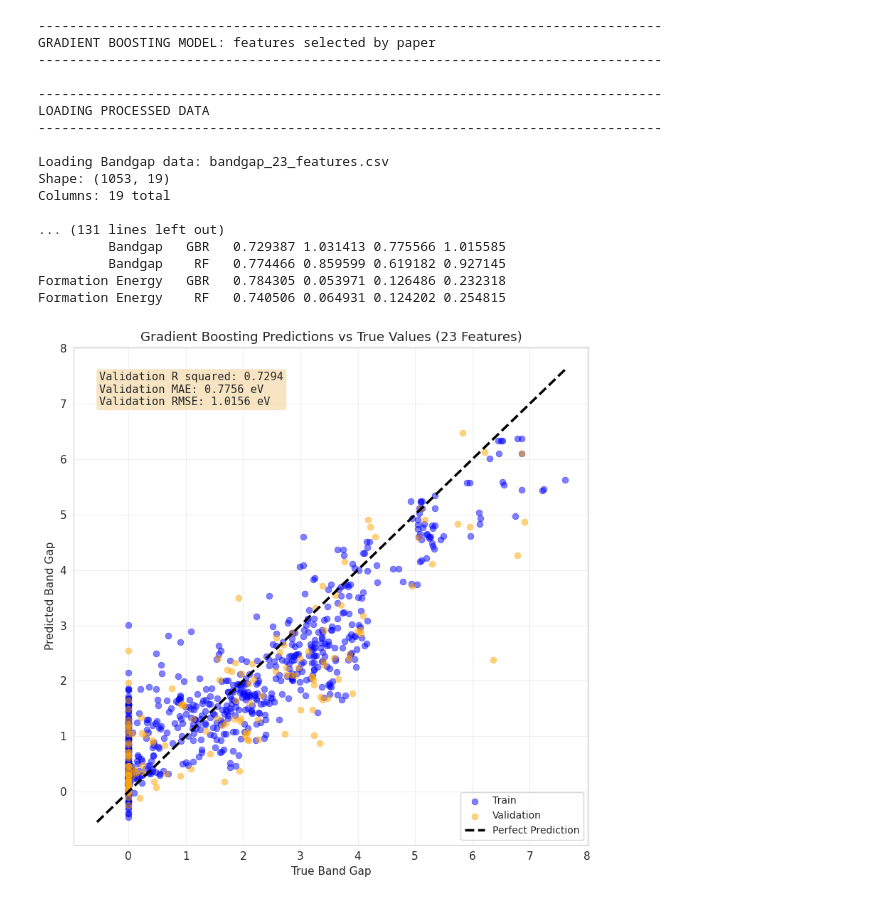
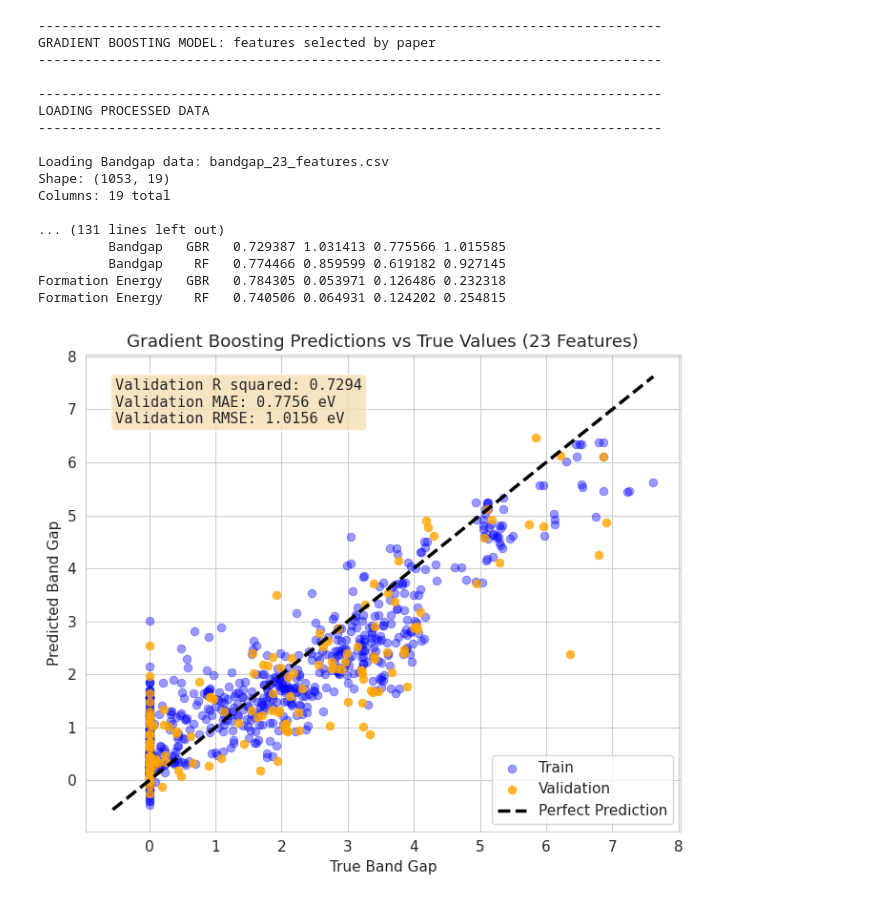
Before and after one commit to jetyue04/bandgap-prediction, a Jupyter notebook: notebooks/grad_boost.ipynb, the cells around one changed output. Saved outputs shown, nothing was run; the diff lists cells and outputs as text; code cells hidden in the pictures.

```diff
--- a/notebooks/grad_boost.ipynb
+++ b/notebooks/grad_boost.ipynb
@@ -859,10 +857,10 @@ class BandgapPredictor:
         y_val_pred_bg = self.results['bandgap']['y_val_pred']
         y_test_pred_bg = self.results['bandgap']['y_test_pred']
 
-        fig, ax = plt.subplots(figsize=(8, 8))
-        ax.scatter(self.y_train_bg, y_train_pred_bg, alpha=0.5, s=40,
+        fig, ax = plt.subplots(figsize=(7, 6))
+        ax.scatter(self.y_train_bg, y_train_pred_bg, alpha=0.4, s=40,
                   label='Train', color='blue', linewidth=0.5)
-        ax.scatter(self.y_val_bg, y_val_pred_bg, alpha=0.5, s=40,
+        ax.scatter(self.y_val_bg, y_val_pred_bg, alpha=0.8, s=40,
                   label='Validation', color='orange', linewidth=0.5)
 
         min_val = min(self.y_train_bg.min(), self.y_val_bg.min(), self.y_test_bg.min(),
@@ -883,11 +881,10 @@ class BandgapPredictor:
 
         textstr = f'Validation R squared: {r2:.4f}\nValidation MAE: {mae:.4f} eV\nValidation RMSE: {rmse:.4f} eV'
         props = dict(boxstyle='round', facecolor='wheat', alpha=0.8)
-        ax.text(0.05, 0.95, textstr, transform=ax.transAxes, fontsize=11,
-                verticalalignment='top', bbox=props, family='monospace')
-
-        ax.grid(True, alpha=0.3)
-        ax.legend(loc='lower right', fontsize=10)
+        ax.text(0.05, 0.95, textstr, transform=ax.transAxes,
+                fontsize=11, verticalalignment='top',
+                bbox=props, family='monospace')
+        ax.legend(loc='lower right')
         plt.tight_layout()
         plt.show()
 
@@ -895,11 +892,11 @@ class BandgapPredictor:
         y_val_pred_fe = self.results['formation_energy']['y_val_pred']
         y_test_pred_fe = self.results['formation_energy']['y_test_pred']
 
-        fig, ax = plt.subplots(figsize=(8, 8))
-        ax.scatter(self.y_train_fe, y_train_pred_fe, alpha=0.5, s=40,
-                  label='Train', color='blue', linewidth=0.5)
-        ax.scatter(self.y_val_fe, y_val_pred_fe, alpha=0.5, s=40,
-                  label='Validation', color='orange', linewidth=0.5)
+        fig, ax = plt.subplots(figsize=(7, 6))
+        ax.scatter(self.y_train_fe, y_train_pred_fe, alpha=0.4,
+                  label='Train', color='blue')
+        ax.scatter(self.y_val_fe, y_val_pred_fe, alpha=0.8,
+                  label='Validation', color='orange')
 
 
         min_val = min(self.y_train_fe.min(), self.y_val_fe.min(), self.y_test_fe.min(),
@@ -919,11 +916,10 @@ class BandgapPredictor:
 
         textstr = f'Validation R squared: {r2:.4f}\nValidation MAE: {mae:.4f} eV/atom\nValidation RMSE: {rmse:.4f} eV/atom'
         props = dict(boxstyle='round', facecolor='wheat', alpha=0.8)
-        ax.text(0.05, 0.95, textstr, transform=ax.transAxes, fontsize=11,
-                verticalalignment='top', bbox=props, family='monospace')
-
-        ax.grid(True, alpha=0.3)
-        ax.legend(loc='lower right', fontsize=10)
+        ax.text(0.05, 0.95, textstr, transform=ax.transAxes,
+                fontsize=11, verticalalignment='top',
+                bbox=props, family='monospace')
+        ax.legend(loc='lower right')
         plt.tight_layout()
         plt.show()
 
@@ -940,31 +936,31 @@ class BandgapPredictor:
         self.cross_validation()
         self.compare_models()
 
         self.plot_predictions()
 
 if __name__ == "__main__":
     predictor = BandgapPredictor(random_state=RANDOM_STATE)
 
     predictor.run_full_pipeline(
         bandgap_file='bandgap_23_features.csv',
         formation_file='formation_energy_18_features.csv'
     )
 # %% [output]
 --------------------------------------------------------------------------------
 GRADIENT BOOSTING MODEL: features selected by paper
 --------------------------------------------------------------------------------
 
 --------------------------------------------------------------------------------
 LOADING PROCESSED DATA
 --------------------------------------------------------------------------------
 
 Loading Bandgap data: bandgap_23_features.csv
 Shape: (1053, 19)
 Columns: 19 total
 
 ... (131 lines left out)
          Bandgap   GBR   0.729387 1.031413 0.775566 1.015585
          Bandgap    RF   0.774466 0.859599 0.619182 0.927145
 Formation Energy   GBR   0.784305 0.053971 0.126486 0.232318
 Formation Energy    RF   0.740506 0.064931 0.124202 0.254815
-[figure, old version]
+[figure, new version]
```
Also changed, not shown: parts of 2 cells of this notebook.
